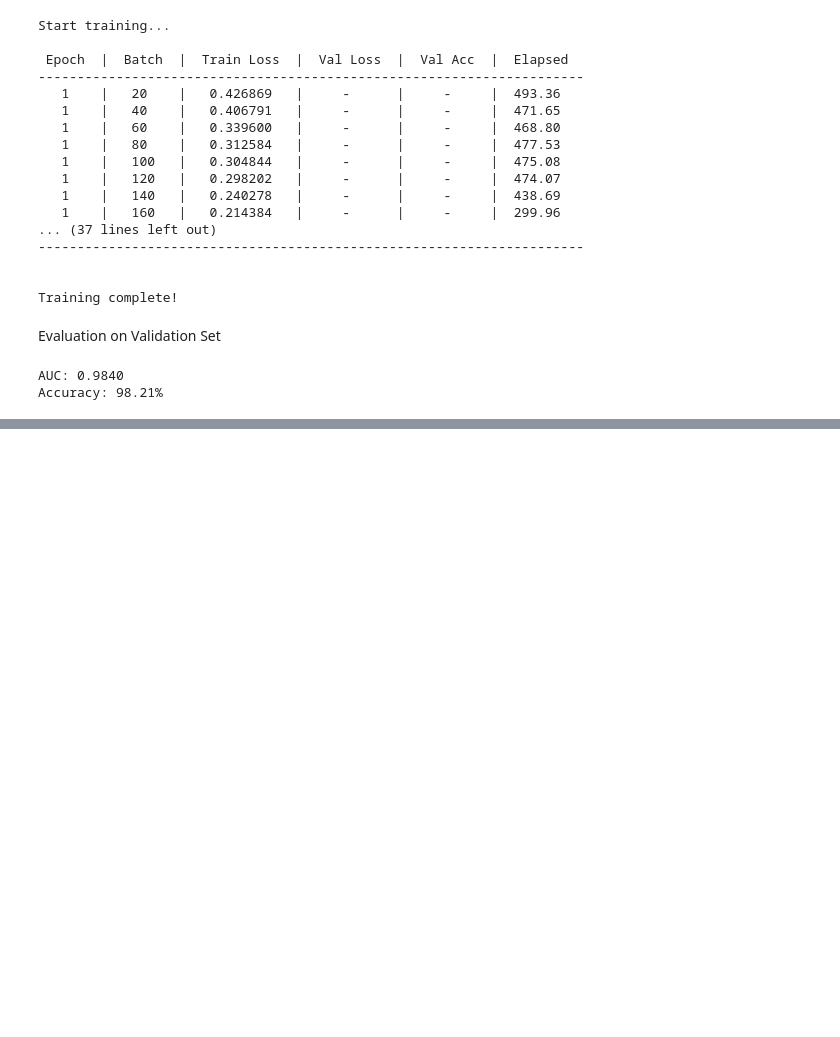
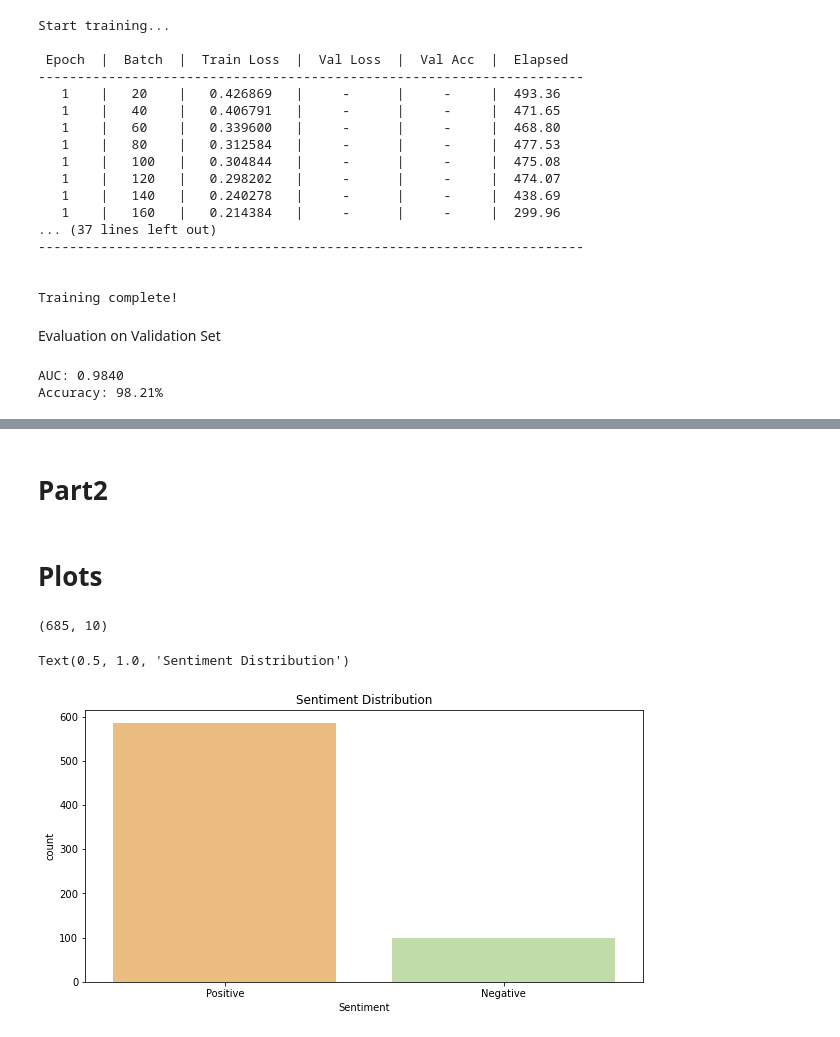
Before and after one commit to I-am-sayantan/public-sentiment-analysis-based-on-twitter-hashtags, a Jupyter notebook: CONTRIBUTION/Jupyter notebooks/Jay_Dutonde.ipynb, the cells around one changed output, grey strips where cells are left out. Cells and saved outputs as stored; diff of their text form; code cells hidden in the pictures; blank space fills up the shorter version.

Commit message:
Task 2: Made plots using seaborn and matplotlib

```diff
--- a/CONTRIBUTION/Jupyter notebooks/Jay_Dutonde.ipynb
+++ b/CONTRIBUTION/Jupyter notebooks/Jay_Dutonde.ipynb
@@ -436,3 +436,7 @@ data.head()
 | 2 | KPSharmaOli | 7/14/2020 | 7:00:21 | shree Why should we have a proble... | shree problem people problem stup... | -0.037500 | Negative | 0 | ... |
 | 3 | RheaChakraborty | 7/14/2020 | 7:00:21 | Rhea Chakraborty s Heartbreaking ... | rhea chakraborty heartbreaking po... | 0.100000 | Positive | 1 | ... |
 | 4 | Stop_Transfer_Sunita_Yadav | 7/14/2020 | 7:00:21 | We stand for Sunita Yadav Stop th... | stand sunita yadav stop transfer ... | 0.213228 | Positive | 1 | ... |
+# %% [markdown]
+# Part2
+# %% [markdown]
+# Plots
@@ -438,0 +445,16 @@ data.head()
+# %%
+df=data.loc[data['Date']=='7/19/2020']
+# %%
+df.shape
+# %% [output]
+(685, 10)
+# %%
+import seaborn as sns
+plt.figure(figsize=(10,5))
+sns.countplot(df.Sentiment,palette='Spectral')
+plt.xlabel('Sentiment')
+plt.ylabel('count')
+plt.title('Sentiment Distribution')
+# %% [output]
+Text(0.5, 1.0, 'Sentiment Distribution')
+[figure, added]
```
Also changed, not shown: parts of 29 cells of this notebook.
